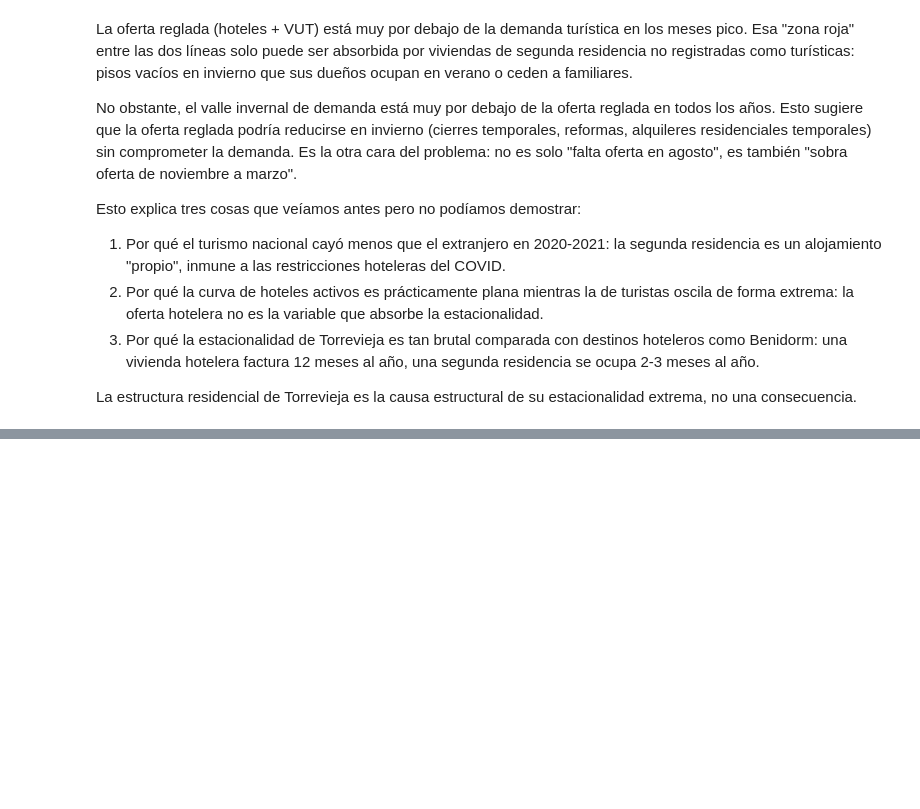
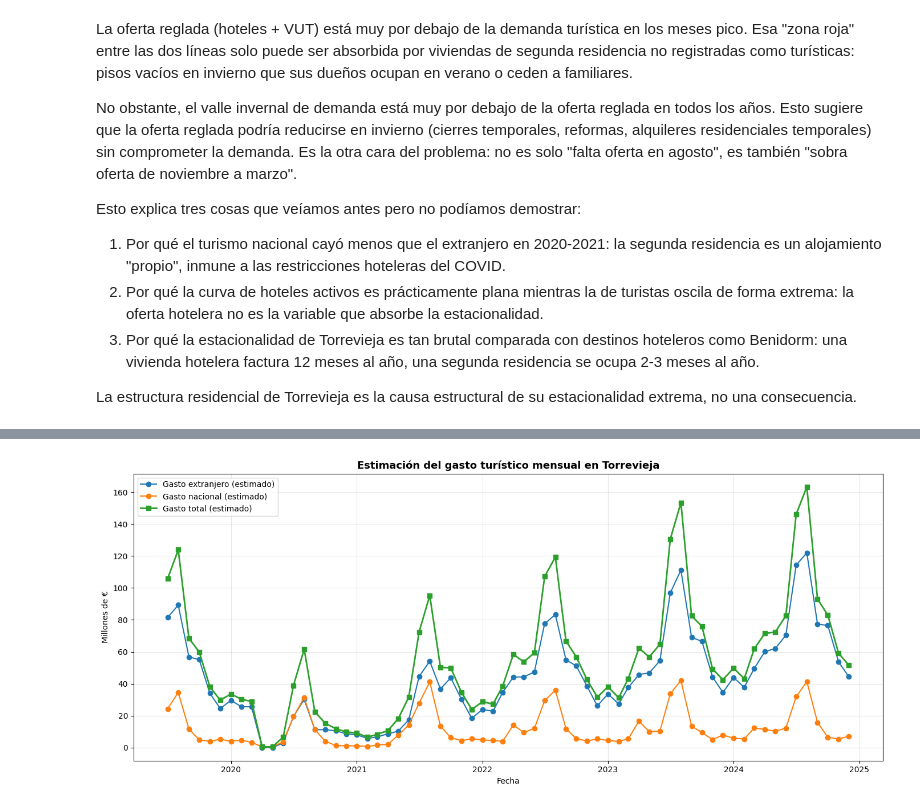
Before and after one commit to MalenaSancho/Turismo-Mineria-Datos, a Jupyter notebook: RETOS/RETO_2.ipynb, the cells around one changed output, grey strips where cells are left out. Saved outputs shown, nothing was run; the diff lists cells and outputs as text; code cells hidden in the pictures; blank space fills up the shorter version.

Commit message:
añadido reto 2

```diff
--- a/RETOS/RETO_2.ipynb
+++ b/RETOS/RETO_2.ipynb
@@ -1004,0 +1016,28 @@ La estructura residencial de Torrevieja es la causa estructural de su estacional
+# %%
+egatur = pd.read_csv('../DATASETS/RETO 2/gasto_turistico/egatur.csv', sep=';', encoding='latin-1', decimal =',', thousands='.')
+egatur.columns = egatur.columns.str.strip()
+egatur['fecha'] = pd.to_datetime(egatur['Periodo'], format='%YM%m')
+
+# Pivotar: filas = mes + motivo del viaje, columnas = concepto
+egatur_wide = egatur.pivot_table(
+    index=['fecha', 'Motivo del viaje'],
+    columns='Gastos y duración media de los viajes',
+    values='Total',
+    aggfunc='first'
+).reset_index()
+
+# Renombrar para que sea cómodo de usar
+egatur_wide = egatur_wide.rename(columns={
+    'Gasto total': 'gasto_total_mEUR',
+    'Gasto medio por persona': 'gasto_medio_persona',
+    'Gasto medio diario por persona': 'gasto_medio_diario',
+    'Duración media de los viajes': 'duracion_media',
+})
+
+egatur_ocio = (
+    egatur_wide[egatur_wide['Motivo del viaje'] == 'Ocio, recreo y vacaciones']
+    .drop(columns='Motivo del viaje')
+    .sort_values('fecha')
+    .reset_index(drop=True)
+)
+egatur_ocio.head()
@@ -1004,0 +1165,18 @@ La estructura residencial de Torrevieja es la causa estructural de su estacional
+# %%
+fig, ax = plt.subplots(figsize=(14, 6))
+ax.plot(gasto['fecha'], gasto['gasto_extranjero_mEUR'],
+        marker='o', label='Gasto extranjero (estimado)', color='tab:blue')
+ax.plot(gasto['fecha'], gasto['gasto_nacional_mEUR'],
+        marker='o', label='Gasto nacional (estimado)', color='tab:orange')
+ax.plot(gasto['fecha'], gasto['gasto_total_mEUR'],
+        marker='s', label='Gasto total (estimado)', color='tab:green', linewidth=2)
+ax.set_title('Estimación del gasto turístico mensual en Torrevieja',
+             fontsize=13, fontweight='bold')
+ax.set_xlabel('Fecha')
+ax.set_ylabel('Millones de €')
+ax.legend()
+ax.grid(True, alpha=0.3)
+plt.tight_layout()
+plt.show()
+# %% [output]
+[figure, added]
```
Also changed, not shown: parts of 10 cells of this notebook, 2 other files.
